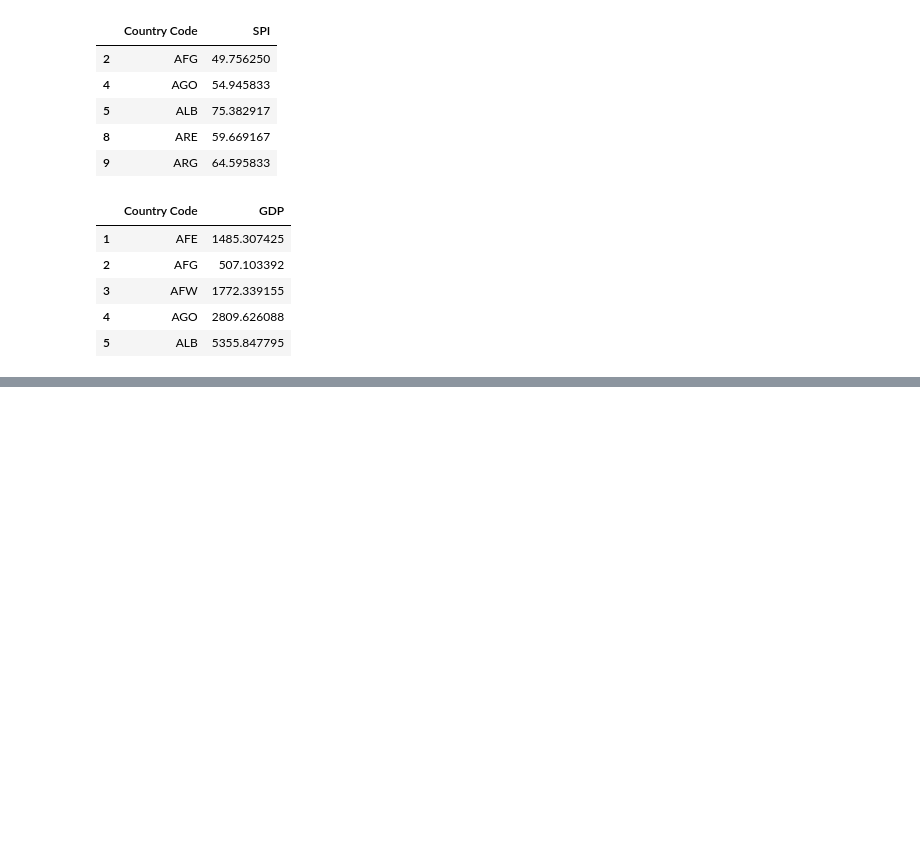
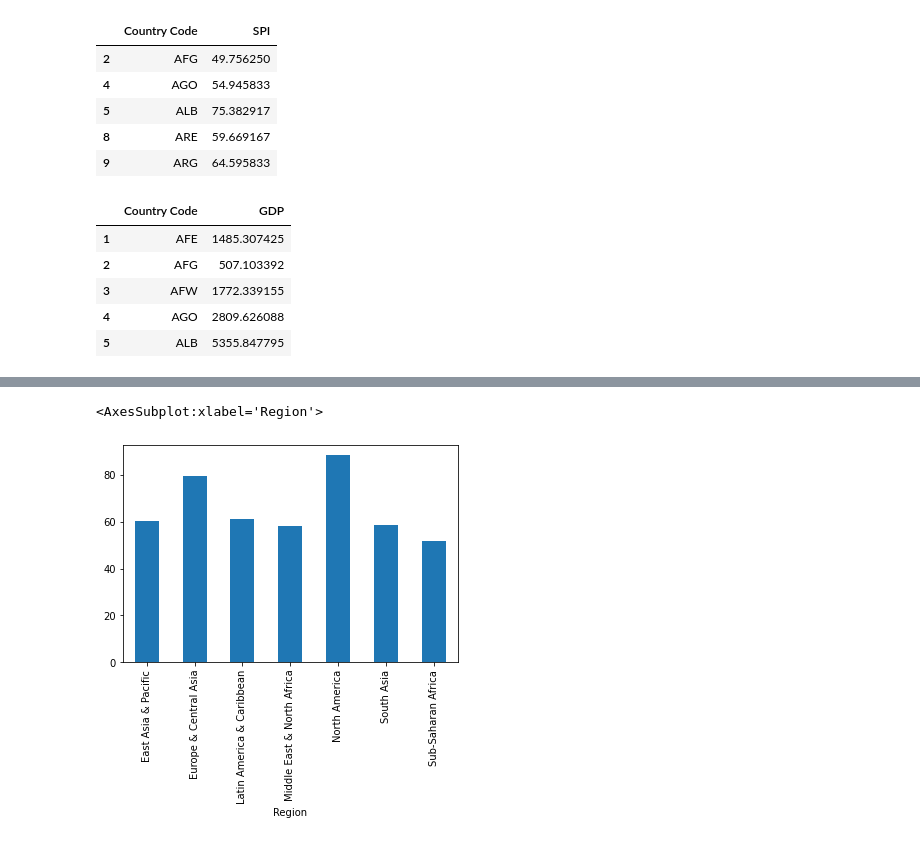
Before and after one commit to Harshhhh1701/Learning--Data-Science, a Jupyter notebook: py-8.ipynb, the cells around one changed output, grey strips where cells are left out. Drawn from its saved outputs; the diff is of its cells as text; code cells hidden in the pictures; blank space fills up the shorter version.

```diff
--- a/py-8.ipynb
+++ b/py-8.ipynb
@@ -97,0 +107,5 @@ dataset=dataset.merge(meta,how='inner',on='Country Code')
+# %%
+dataset.groupby('Region').mean()['SPI'].plot.bar()
+# %% [output]
+<AxesSubplot:xlabel='Region'>
+[figure, added]
```
Also changed, not shown: parts of 4 cells of this notebook.
